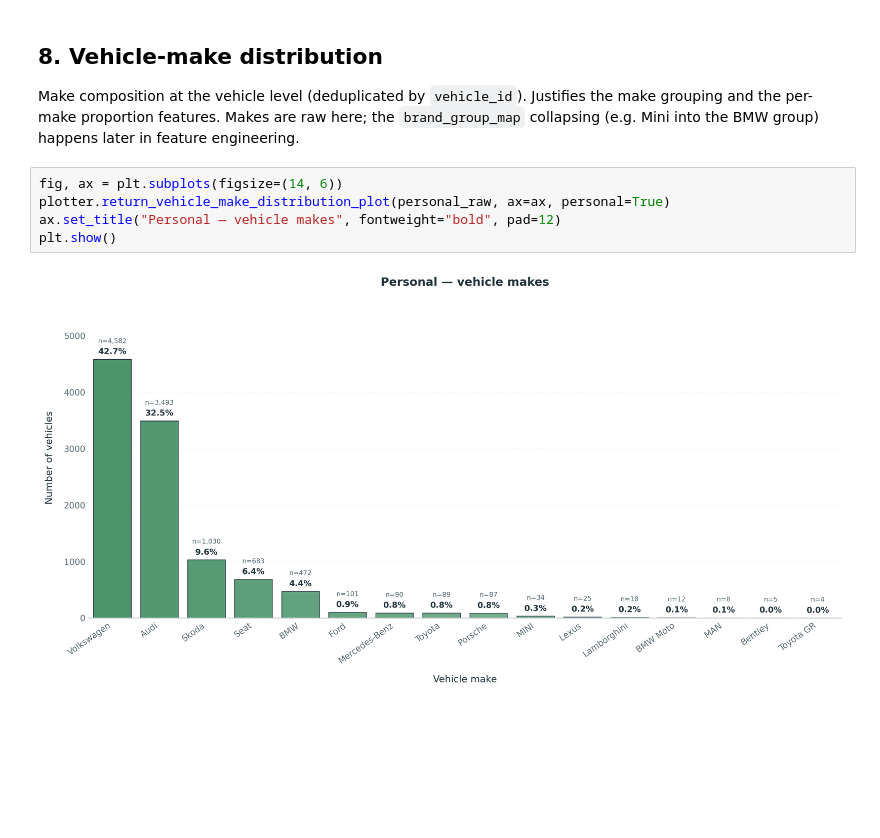
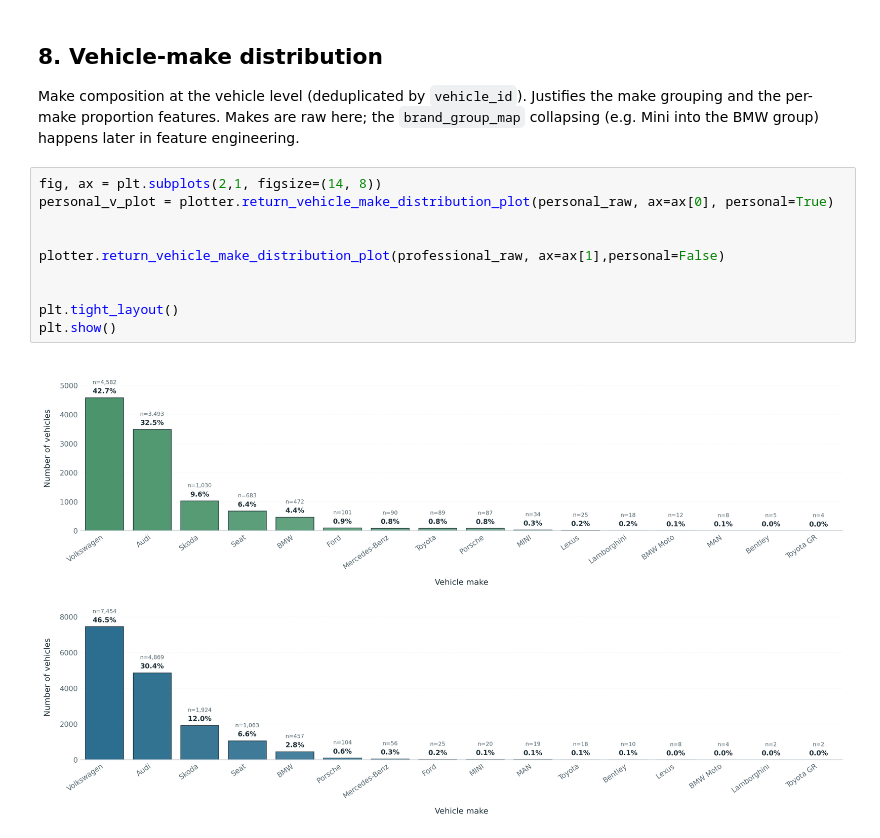
Before and after one commit to PadTo/Survival_Analysis_Thesis, a Jupyter notebook: Coding/notebooks/01_activity_data_exploration.ipynb, the cells around one changed output. Saved outputs shown, nothing was run; the diff lists cells and outputs as text; blank space fills up the shorter version.

```diff
--- a/Coding/notebooks/01_activity_data_exploration.ipynb
+++ b/Coding/notebooks/01_activity_data_exploration.ipynb
@@ -263,9 +263,14 @@ the make grouping and the per-make proportion features. Makes are raw here; the
 `brand_group_map` collapsing (e.g. Mini into the BMW group) happens later in
 feature engineering.
 # %%
-fig, ax = plt.subplots(figsize=(14, 6))
-plotter.return_vehicle_make_distribution_plot(personal_raw, ax=ax, personal=True)
-ax.set_title("Personal — vehicle makes", fontweight="bold", pad=12)
+fig, ax = plt.subplots(2,1, figsize=(14, 8))
+personal_v_plot = plotter.return_vehicle_make_distribution_plot(personal_raw, ax=ax[0], personal=True)
+
+
+plotter.return_vehicle_make_distribution_plot(professional_raw, ax=ax[1],personal=False)
+
+
+plt.tight_layout()
 plt.show()
 # %% [output]
-[figure, old version]
+[figure, new version]
```
Also changed, not shown: parts of 2 cells of this notebook.
